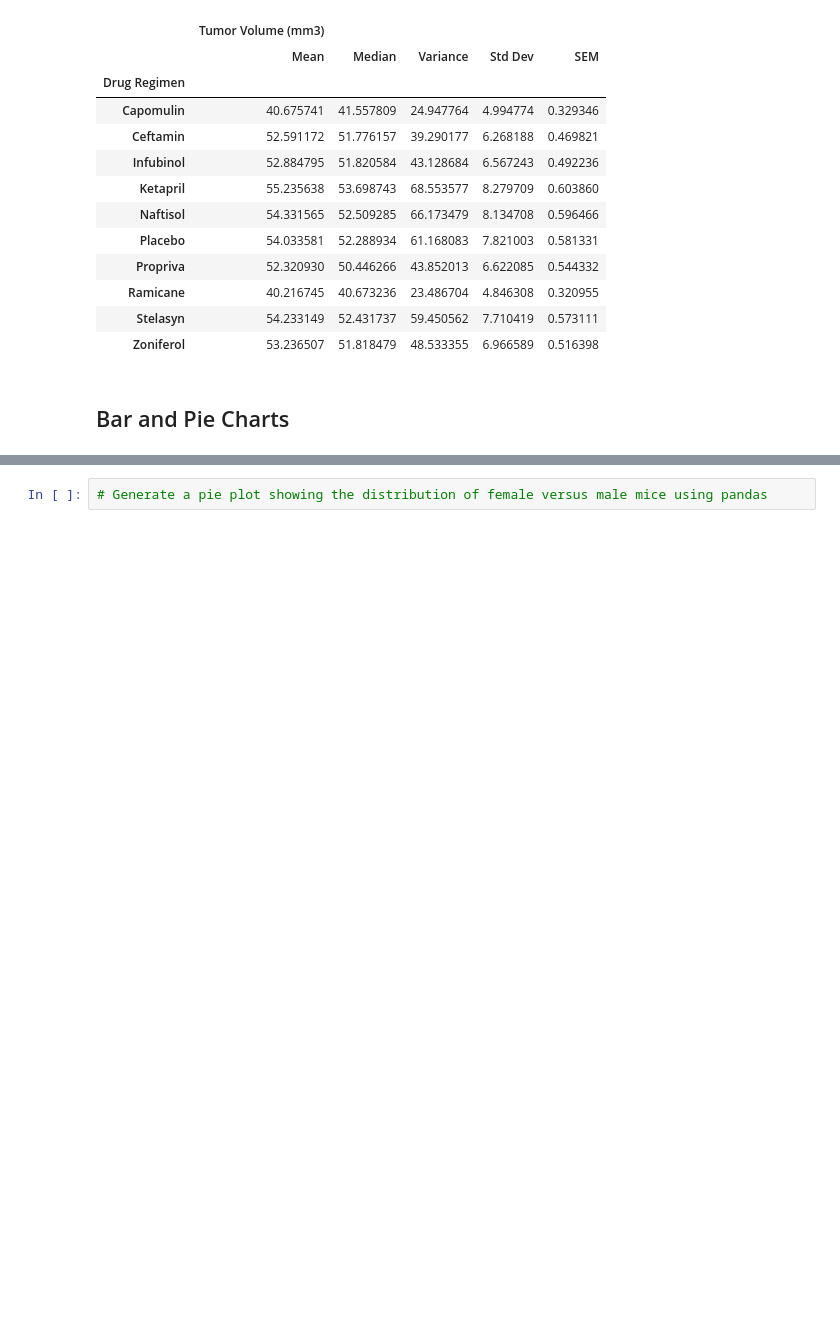
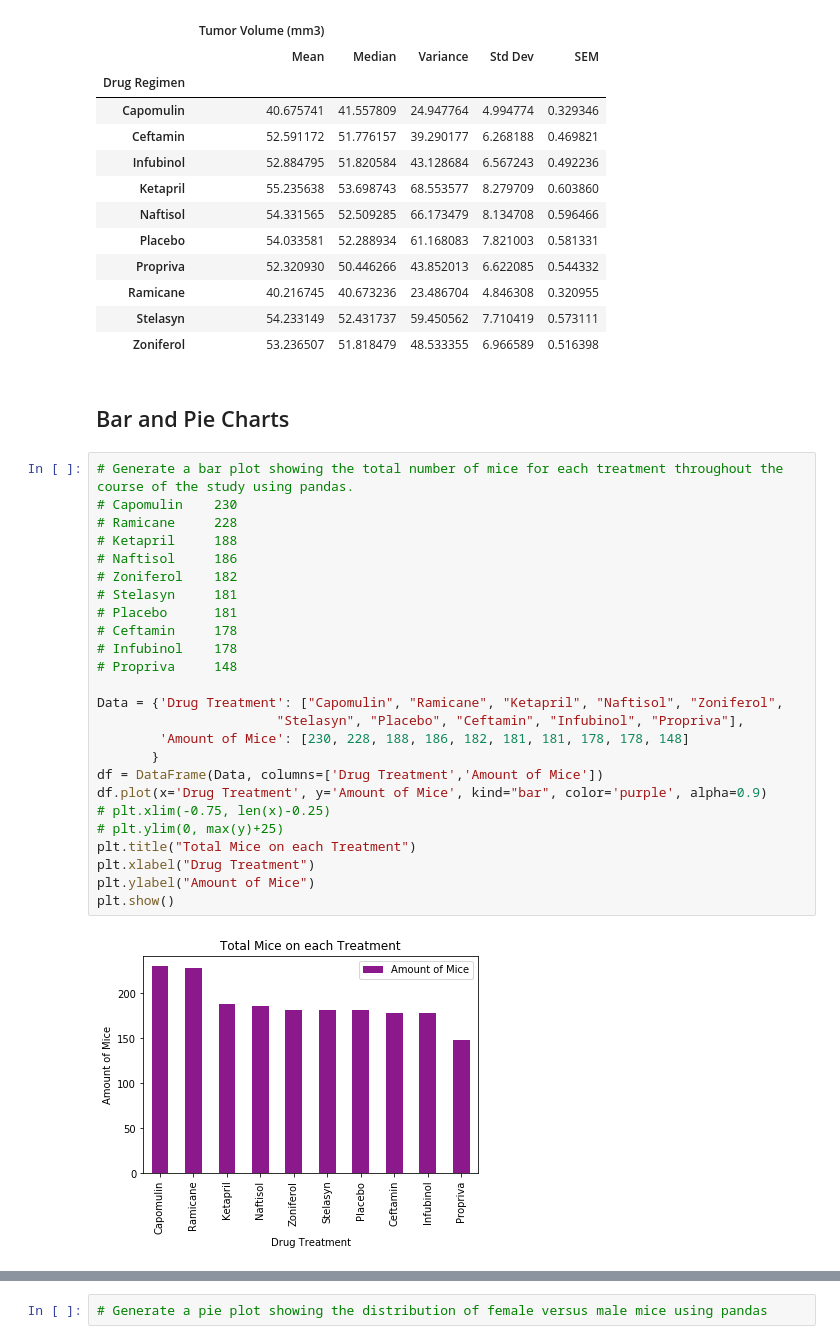
Before and after one commit to minerva-b/Matplotlib-Challenge, a Jupyter notebook: Pymaceuticals_Code.ipynb, the cells around one changed output, grey strips where cells are left out. Cells and saved outputs as stored; diff of their text form; blank space fills up the shorter version.

```diff
--- a/Pymaceuticals_Code.ipynb
+++ b/Pymaceuticals_Code.ipynb
@@ -143,4 +144,31 @@ summary_stats2
 | Zoniferol | 53.236507 | 51.818479 | 48.533355 | 6.966589 | 0.516398 |
 # %% [markdown]
 ## Bar and Pie Charts
+# %%
+# Generate a bar plot showing the total number of mice for each treatment throughout the course of the study using pandas.
+# Capomulin    230
+# Ramicane     228
+# Ketapril     188
+# Naftisol     186
+# Zoniferol    182
+# Stelasyn     181
+# Placebo      181
+# Ceftamin     178
+# Infubinol    178
+# Propriva     148
+
+Data = {'Drug Treatment': ["Capomulin", "Ramicane", "Ketapril", "Naftisol", "Zoniferol",
+                       "Stelasyn", "Placebo", "Ceftamin", "Infubinol", "Propriva"],
+        'Amount of Mice': [230, 228, 188, 186, 182, 181, 181, 178, 178, 148]
+       }
+df = DataFrame(Data, columns=['Drug Treatment','Amount of Mice'])
+df.plot(x='Drug Treatment', y='Amount of Mice', kind="bar", color='purple', alpha=0.9)
+# plt.xlim(-0.75, len(x)-0.25)
+# plt.ylim(0, max(y)+25)
+plt.title("Total Mice on each Treatment")
+plt.xlabel("Drug Treatment")
+plt.ylabel("Amount of Mice")
+plt.show()
+# %% [output]
+[figure, added]
 # %%
```
Also changed, not shown: parts of 5 cells of this notebook.
